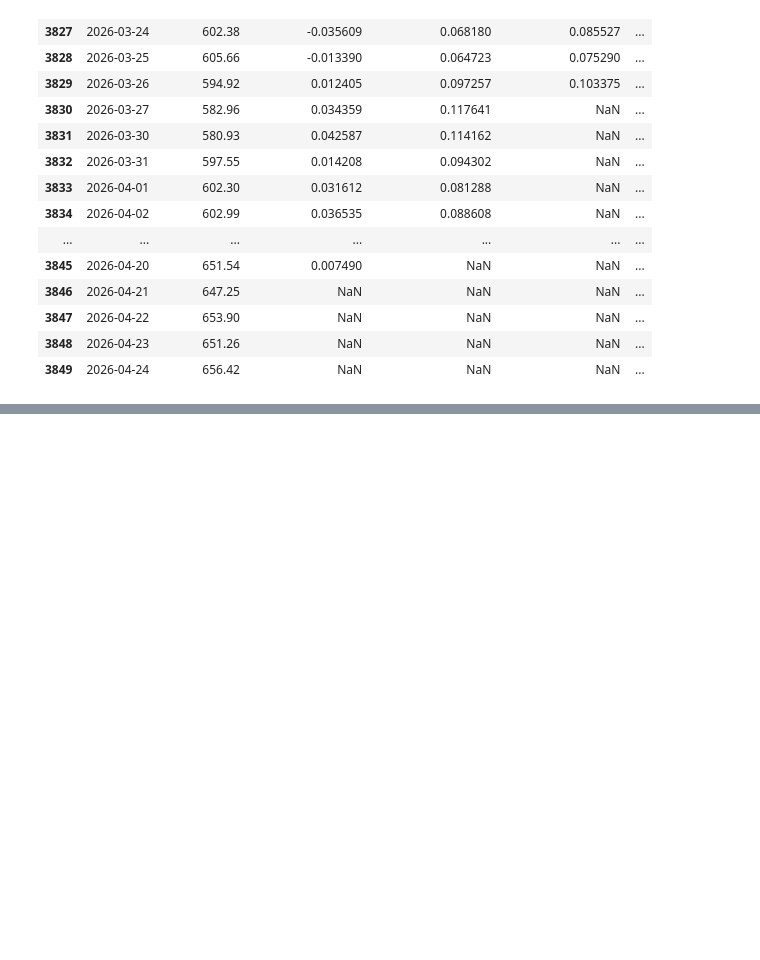
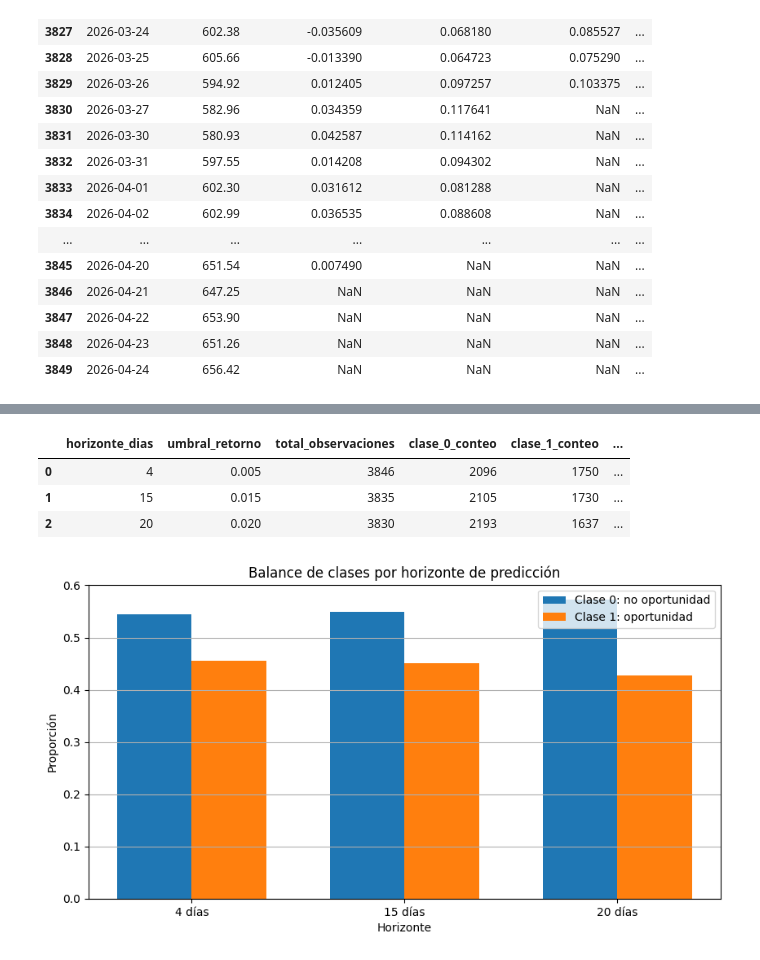
Before and after one commit to OrozcoJacobo/Proyecto_Final_AP, a Jupyter notebook: code/notebooks/modelos.ipynb, the cells around one changed output, grey strips where cells are left out. Drawn from its saved outputs; the diff is of its cells as text; code cells hidden in the pictures; blank space fills up the shorter version.

```diff
--- a/code/notebooks/modelos.ipynb
+++ b/code/notebooks/modelos.ipynb
@@ -671,0 +678,61 @@ display(datos_modelado[
+# %%
+resumen_balance_clases = []
+
+for horizonte_dias in configuracion_objetivos:
+    columna_objetivo = f"objetivo_oportunidad_{horizonte_dias}d"
+    datos_validos_objetivo = datos_modelado.dropna(subset=[columna_objetivo]).copy()
+
+    conteos_clase = datos_validos_objetivo[columna_objetivo].value_counts().sort_index()
+    porcentajes_clase = datos_validos_objetivo[columna_objetivo].value_counts(normalize=True).sort_index()
+
+    resumen_balance_clases.append({
+        "horizonte_dias": horizonte_dias,
+        "umbral_retorno": configuracion_objetivos[horizonte_dias],
+        "total_observaciones": datos_validos_objetivo.shape[0],
+        "clase_0_conteo": int(conteos_clase.get(0.0, 0)),
+        "clase_1_conteo": int(conteos_clase.get(1.0, 0)),
+        "clase_0_porcentaje": porcentajes_clase.get(0.0, 0),
+        "clase_1_porcentaje": porcentajes_clase.get(1.0, 0),
+    })
+
+balance_clases = pd.DataFrame(resumen_balance_clases)
+
+display(balance_clases)
+# %% [output]
+|  | horizonte_dias | umbral_retorno | total_observaciones | clase_0_conteo | clase_1_conteo | ... |
+| 0 | 4 | 0.005 | 3846 | 2096 | 1750 | ... |
+| 1 | 15 | 0.015 | 3835 | 2105 | 1730 | ... |
+| 2 | 20 | 0.020 | 3830 | 2193 | 1637 | ... |
+# %%
+plt.figure(figsize=(10, 5))
+
+posiciones_horizonte = np.arange(len(balance_clases))
+ancho_barra = 0.35
+
+plt.bar(
+    posiciones_horizonte - ancho_barra / 2,
+    balance_clases["clase_0_porcentaje"],
+    width=ancho_barra,
+    label="Clase 0: no oportunidad",
+)
+
+plt.bar(
+    posiciones_horizonte + ancho_barra / 2,
+    balance_clases["clase_1_porcentaje"],
+    width=ancho_barra,
+    label="Clase 1: oportunidad",
+)
+
+plt.xticks(
+    posiciones_horizonte,
+    balance_clases["horizonte_dias"].astype(str) + " días",
+)
+
+plt.title("Balance de clases por horizonte de predicción")
+plt.xlabel("Horizonte")
+plt.ylabel("Proporción")
+plt.legend()
+plt.grid(True, axis="y")
+plt.show()
+# %% [output]
+[figure, added]
```
Also changed, not shown: parts of 18 cells of this notebook.
